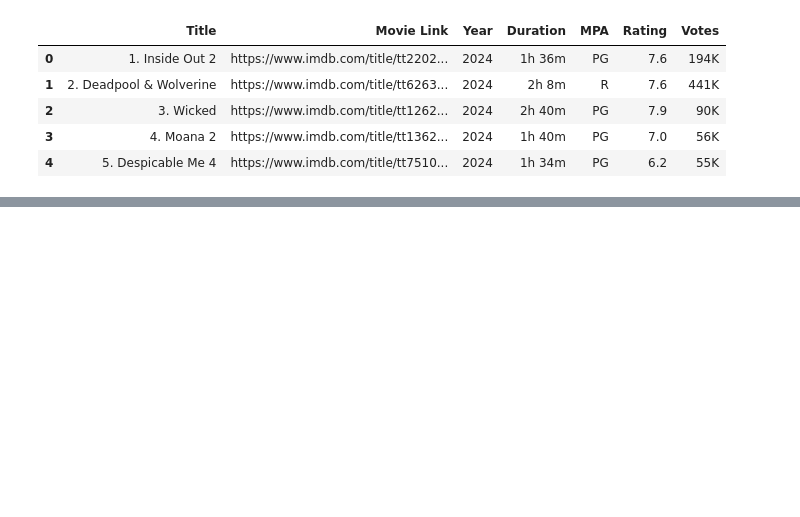
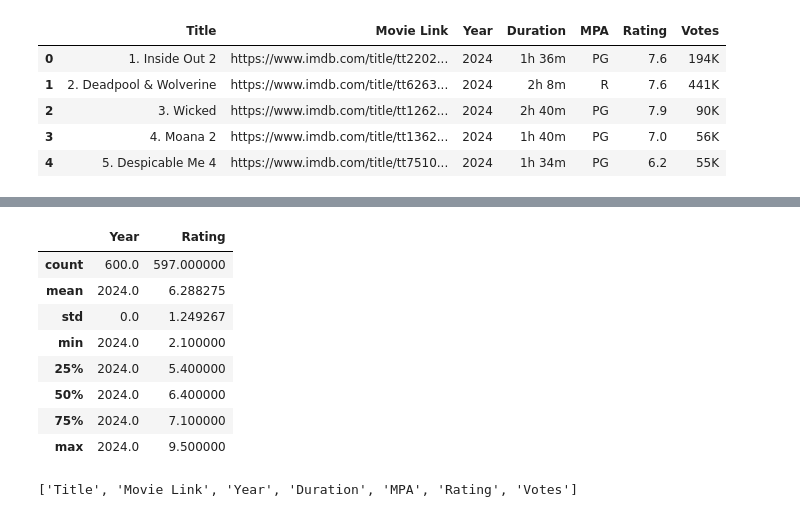
Before and after one commit to sudohui/cctb, a Jupyter notebook: assignment.ipynb, the cells around one changed output, grey strips where cells are left out. Cells and saved outputs as stored; diff of their text form; code cells hidden in the pictures; blank space fills up the shorter version.

```diff
--- a/assignment.ipynb
+++ b/assignment.ipynb
@@ -15,0 +42,16 @@ data.head()
+# %%
+data.describe()
+# %% [output]
+|  | Year | Rating |
+| count | 600.0 | 597.000000 |
+| mean | 2024.0 | 6.288275 |
+| std | 0.0 | 1.249267 |
+| min | 2024.0 | 2.100000 |
+| 25% | 2024.0 | 5.400000 |
+| 50% | 2024.0 | 6.400000 |
+| 75% | 2024.0 | 7.100000 |
+| max | 2024.0 | 9.500000 |
+# %%
+data.columns.tolist()
+# %% [output]
+['Title', 'Movie Link', 'Year', 'Duration', 'MPA', 'Rating', 'Votes']
```
Also changed, not shown: parts of 10 cells of this notebook.
